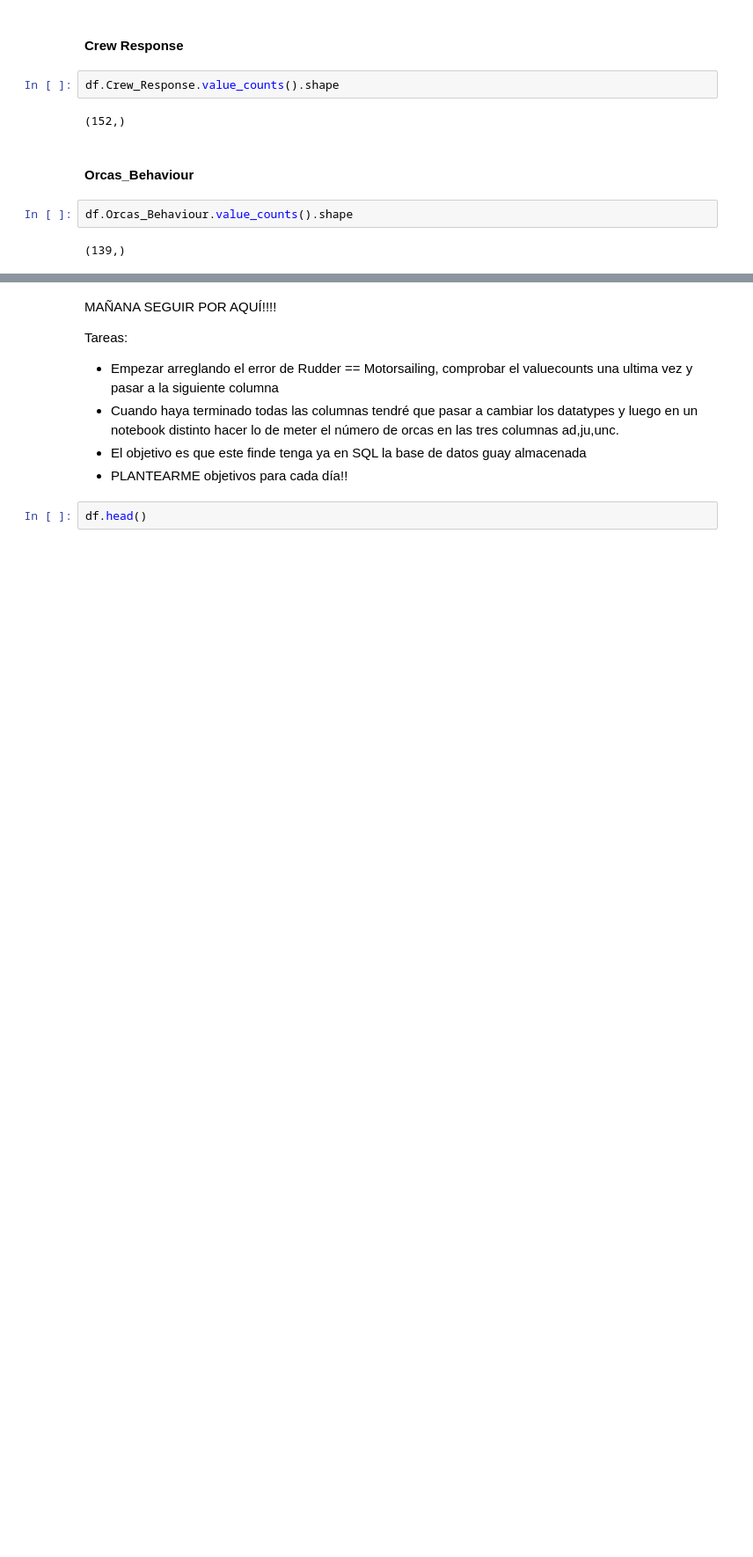
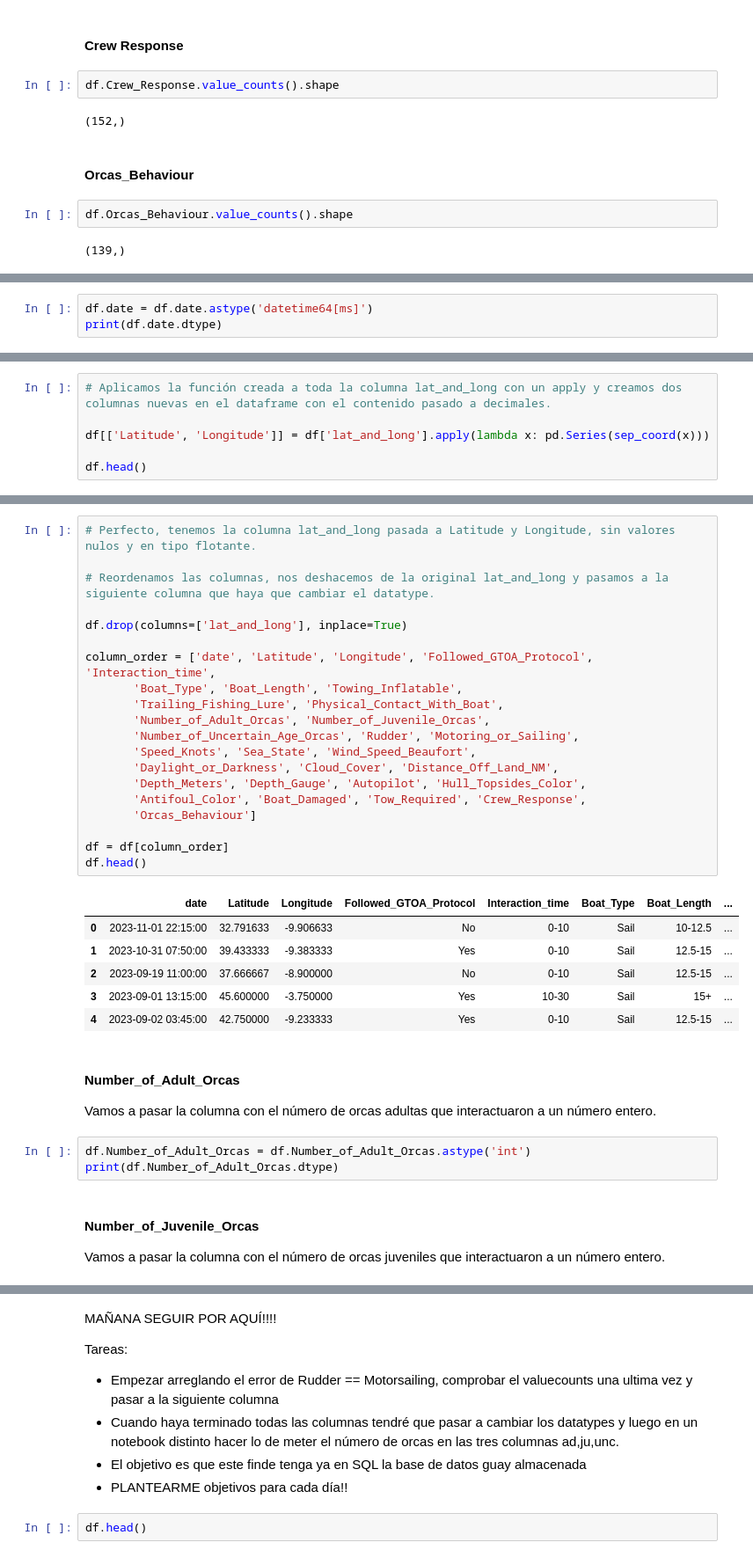
Before and after one commit to Jacobomb/Orca-interactions-in-the-Iberian-Peninsula, a Jupyter notebook: notebooks/2.DataCleaning.ipynb, the cells around one changed output, grey strips where cells are left out. Shown at 88% size. Drawn from its saved outputs; the diff is of its cells as text; blank space fills up the shorter version.

Commit message:
Cambiando datatypes - vamos por recuento de orcas

```diff
--- a/notebooks/2.DataCleaning.ipynb
+++ b/notebooks/2.DataCleaning.ipynb
@@ -2081,0 +2110,3 @@ df.Orcas_Behaviour.value_counts().shape
+# %%
+df.date = df.date.astype('datetime64[ms]')
+print(df.date.dtype)
@@ -2081,0 +2147,6 @@ df.Orcas_Behaviour.value_counts().shape
+# %%
+# Aplicamos la función creada a toda la columna lat_and_long con un apply y creamos dos columnas nuevas en el dataframe con el contenido pasado a decimales.
+
+df[['Latitude', 'Longitude']] = df['lat_and_long'].apply(lambda x: pd.Series(sep_coord(x)))
+
+df.head()
@@ -2081,0 +2180,36 @@ df.Orcas_Behaviour.value_counts().shape
+# %%
+# Perfecto, tenemos la columna lat_and_long pasada a Latitude y Longitude, sin valores nulos y en tipo flotante.
+
+# Reordenamos las columnas, nos deshacemos de la original lat_and_long y pasamos a la siguiente columna que haya que cambiar el datatype.
+
+df.drop(columns=['lat_and_long'], inplace=True)
+
+column_order = ['date', 'Latitude', 'Longitude', 'Followed_GTOA_Protocol', 'Interaction_time',
+       'Boat_Type', 'Boat_Length', 'Towing_Inflatable',
+       'Trailing_Fishing_Lure', 'Physical_Contact_With_Boat',
+       'Number_of_Adult_Orcas', 'Number_of_Juvenile_Orcas',
+       'Number_of_Uncertain_Age_Orcas', 'Rudder', 'Motoring_or_Sailing',
+       'Speed_Knots', 'Sea_State', 'Wind_Speed_Beaufort',
+       'Daylight_or_Darkness', 'Cloud_Cover', 'Distance_Off_Land_NM',
+       'Depth_Meters', 'Depth_Gauge', 'Autopilot', 'Hull_Topsides_Color',
+       'Antifoul_Color', 'Boat_Damaged', 'Tow_Required', 'Crew_Response',
+       'Orcas_Behaviour']
+
+df = df[column_order]
+df.head()
+# %% [output]
+|  | date | Latitude | Longitude | Followed_GTOA_Protocol | Interaction_time | Boat_Type | Boat_Length | ... |
+| 0 | 2023-11-01 22:15:00 | 32.791633 | -9.906633 | No | 0-10 | Sail | 10-12.5 | ... |
+| 1 | 2023-10-31 07:50:00 | 39.433333 | -9.383333 | Yes | 0-10 | Sail | 12.5-15 | ... |
+| 2 | 2023-09-19 11:00:00 | 37.666667 | -8.900000 | No | 0-10 | Sail | 12.5-15 | ... |
+| 3 | 2023-09-01 13:15:00 | 45.600000 | -3.750000 | Yes | 10-30 | Sail | 15+ | ... |
+| 4 | 2023-09-02 03:45:00 | 42.750000 | -9.233333 | Yes | 0-10 | Sail | 12.5-15 | ... |
+# %% [markdown]
+#### Number_of_Adult_Orcas
+Vamos a pasar la columna con el número de orcas adultas que interactuaron a un número entero.
+# %%
+df.Number_of_Adult_Orcas = df.Number_of_Adult_Orcas.astype('int')
+print(df.Number_of_Adult_Orcas.dtype)
+# %% [markdown]
+#### Number_of_Juvenile_Orcas
+Vamos a pasar la columna con el número de orcas juveniles que interactuaron a un número entero.
```
Also changed, not shown: parts of 11 cells of this notebook.
